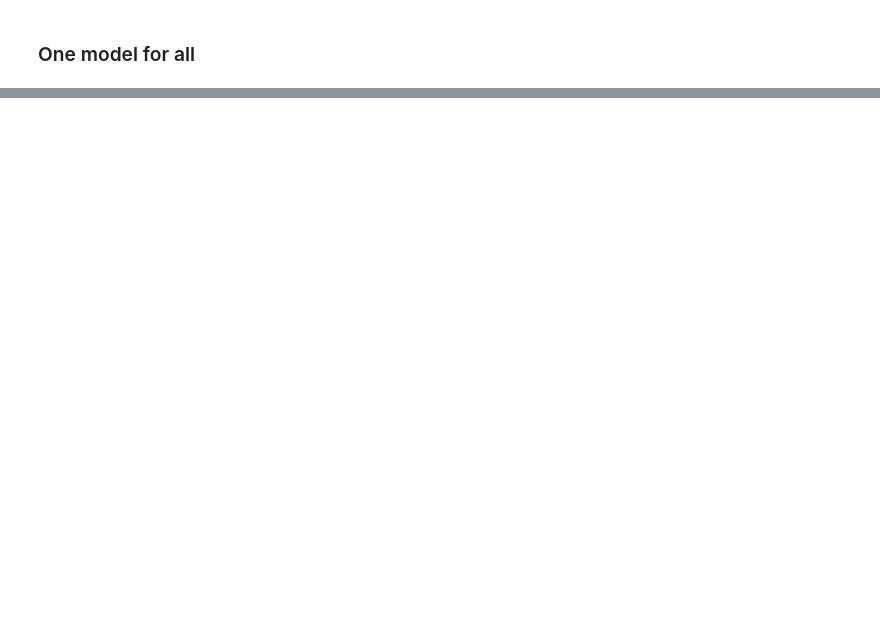
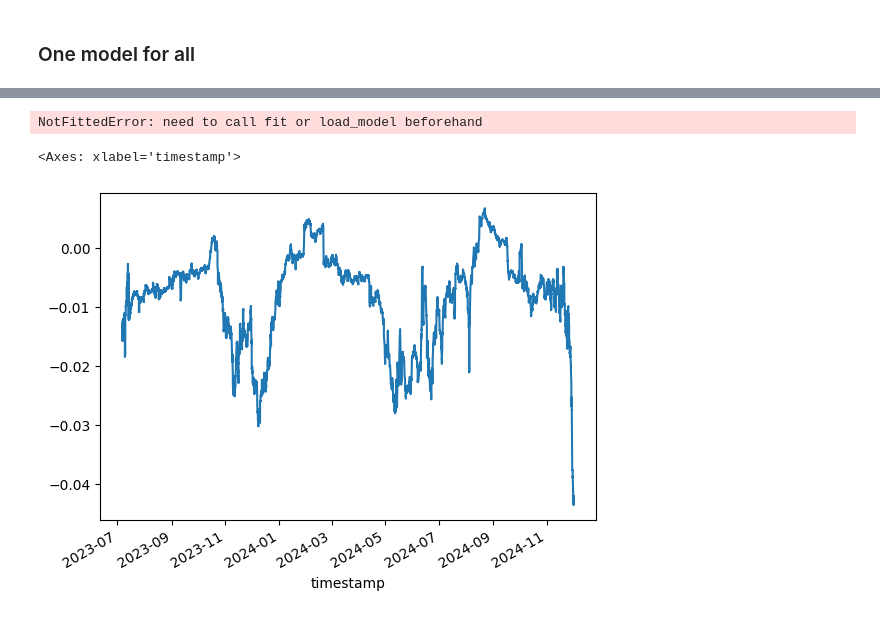
Before and after one commit to Xinxin-m/MSE349, a Jupyter notebook: modeling/boosting.ipynb, the cells around one changed output, grey strips where cells are left out. Saved outputs shown, nothing was run; the diff lists cells and outputs as text; code cells hidden in the pictures; blank space fills up the shorter version.

Commit message:
Some plotting, some boosting

```diff
--- a/modeling/boosting.ipynb
+++ b/modeling/boosting.ipynb
@@ -85,0 +300,55 @@ all_preds_df.groupby('filename').apply(
+# %%
+# model.feature_importances_
+pd.DataFrame({
+    'feature': X_train.columns,
+    'importance': model.feature_importances_
+}).sort_values(by='importance', ascending=False)
+# %% [output]
+NotFittedError: need to call fit or load_model beforehand
+# %%
+all_preds_df.set_index("timestamp", inplace=True)
+# %%
+df2 = all_preds_df.dropna(subset=['next_return', 'pred']).copy()
+
+# 2) define y and ŷ
+y = df2['next_return']
+f = df2['pred']
+
+# 3) compute squared and cross‐product columns
+y2 = y * y
+f2 = f * f
+yf = y * f
+
+# 4) choose a 60‐day rolling window
+window = '60D'
+
+# 5) rolling sums over that 60D window
+#    (since the index is datetime, passing a string like '60D' means “past 60 calendar days”)
+y_sum   = y.rolling(window).sum()
+y2_sum  = y2.rolling(window).sum()
+f2_sum  = f2.rolling(window).sum()
+yf_sum  = yf.rolling(window).sum()
+
+# 6) count the number of valid (y,pred) pairs in each 60D window
+m = y.rolling(window).count()
+
+# 7) within each 60D window:
+#    SS_tot = ∑(y_i^2) - ( (∑y_i)^2 / m )
+#    SS_res = ∑(y_i^2) + ∑(ŷ_i^2) - 2 * ∑(y_i ŷ_i)
+ss_tot = y2_sum - (y_sum * y_sum) / m
+ss_res = y2_sum + f2_sum - 2 * yf_sum
+
+# 8) compute R^2 = 1 - SS_res/SS_tot
+r2_raw = 1 - (ss_res / ss_tot)
+
+# 9) mask out windows with fewer than 2 points or zero SS_tot
+r2 = r2_raw.mask((m < 2) | (ss_tot <= 0))
+
+# 10) if you want R^2 aligned with the original index of all_preds_df (including NaNs),
+#     reindex back:
+r2 = r2.reindex(all_preds_df.index)
+# %%
+r2[1000:].plot()
+# %% [output]
+<Axes: xlabel='timestamp'>
+[figure, added]
```
Also changed, not shown: parts of 42 cells of this notebook, 3 other files.
